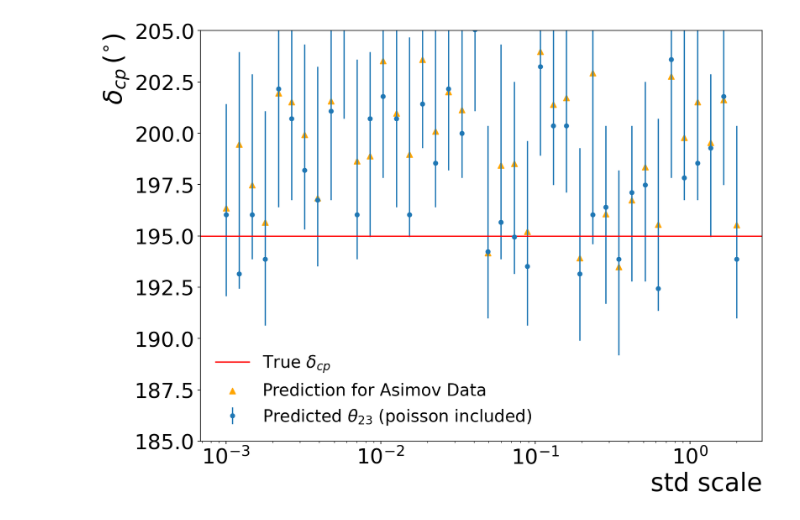
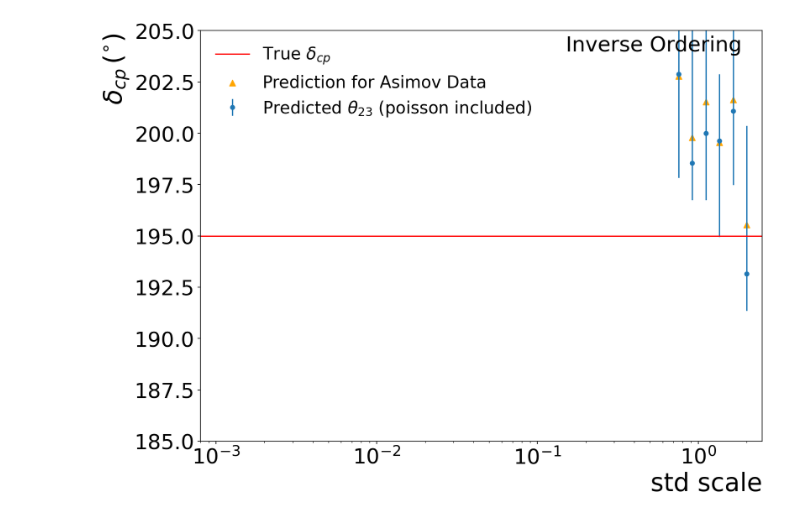
Before and after one commit to davidho27941/ML4NO, a Jupyter notebook: Regression_std_Study/contour_to_5GeV_different_model.ipynb, the cells around one changed output. Saved outputs shown, nothing was run; the diff lists cells and outputs as text; code cells hidden in the pictures.

Commit message:
update result: regenerate plots

```diff
--- a/Regression_std_Study/contour_to_5GeV_different_model.ipynb
+++ b/Regression_std_Study/contour_to_5GeV_different_model.ipynb
@@ -78,7 +78,7 @@ experiment = "dune"
 
 model_theta23 = { }
 model_delta = { }
-scale_range = range(0, 40, 1)
+scale_range = range(0, 40, 1)[34:]
 
 for i in scale_range:
     model_theta23.update({"std_scale_"+str(i): 0})
@@ -116,13 +116,13 @@ for i, (std_scale, nth_scale) in enumerate(zip(model_delta, scale_range)):
         logging.info("Please Check Input Files!!!")
         raise ValueError("Please Check Input Files!!!")
 
-if model_theta23["std_scale_0"] != 0 and model_delta["std_scale_0"] != 0:
-    logging.info("\n")
-    model_theta23["std_scale_0"].summary()
-    logging.info("\n")
-    model_delta["std_scale_0"].summary()
-else:
-    pass
+# if model_theta23["std_scale_0"] != 0 and model_delta["std_scale_0"] != 0:
+#     logging.info("\n")
+#     model_theta23["std_scale_0"].summary()
+#     logging.info("\n")
+#     model_delta["std_scale_0"].summary()
+# else:
+#     pass
 
 logging.info("\n")
 logging.info("All Models are loaded!")
@@ -180,6 +165,6 @@ Wall time: 4.4 ms
 # %%
 %%time
-N = 500000#0
+N = 100000#0
 
 
 IO_or_NO = 0 # 0 for IO and 1 for NO
@@ -191,7 +176,7 @@ if IO_or_NO == 0:
 
     data_asimov = data_IO_mid.reshape(1,data_IO_mid.shape[0])
     data_poisson = random.poisson(data_IO_mid, size = (N, len(data_IO_mid)))
-
+    ordering = "Inverse Ordering"
 
 else:
     logging.info("NO")
@@ -199,6 +184,7 @@ else:
 
     data_asimov = data_NO_mid.reshape(1,data_NO_mid.shape[0])
     data_poisson = random.poisson(data_NO_mid, size = (N, len(data_NO_mid)))
+    ordering = "Normal Ordering"
 # %% [output]
 INFO:root:IO
 INFO:root:True point: theta_23 = 49.00 \delta_cp = 195.00
@@ -335,32 +326,39 @@ Wall time: 765 ms
 # %%
 %%time
 
 fig, ax = plt.subplots(1,1, figsize=(12,9))
 
 
 std_scale = np.logspace(-3, np.log10(2), 40)[scale_range]
 prediction_asimov = [delta_resolution[std_scale]["asimov"] for std_scale in delta_resolution]
 best_fit = [delta_resolution[std_scale]["best_fit"] for std_scale in delta_resolution]
 p_yerr = np.array([delta_resolution[std_scale]["p_yerr"] for std_scale in delta_resolution]) - np.array(best_fit)
 n_yerr = np.array(best_fit) - np.array([delta_resolution[std_scale]["n_yerr"] for std_scale in delta_resolution])
 uncertainty = [n_yerr, p_yerr]
 
 plt.scatter(std_scale, prediction_asimov, color='orange', marker = "^", s=50, label="Prediction for Asimov Data")
 plt.errorbar(std_scale, best_fit, yerr=uncertainty, fmt='o',ms=5, label="Predicted $\\theta_{23}$ (poisson included)")
-plt.axhline(y=195.00 , color='r', linestyle='-', label="True $\delta_{cp}$")
+plt.axhline(y=test_data['delta'][IO_or_NO] , color='r', linestyle='-', label="True $\delta_{cp}$")
 
+if IO_or_NO == 0:
+    plt.text(x=0.15,y=204, s="Inverse Ordering", fontsize=25 )
+    plt.ylim((185, 205))
+elif IO_or_NO == 1:
+    plt.text(x=0.15,y=296, s="Normal Ordering", fontsize=25 )
+    plt.ylim((200, 300))
 
 ax.tick_params(axis='x', labelsize=25)
 ax.tick_params(axis='y', labelsize=25)
+plt.xlim((0.0008, 2.5))
 plt.xscale("log")
-plt.ylim((185, 205))
 plt.xlabel("std scale", fontsize=30,horizontalalignment='right',x=1)
 plt.ylabel("$\delta_{cp}\,(^{\circ})$ ", fontsize=30, horizontalalignment='right',y=1)
 
 plt.legend(loc="best",ncol=1,fontsize=20, edgecolor = "w",fancybox=False, framealpha=0)
 
 
 
+
 plt.show()
 # %% [output]
-[figure, old version]
+[figure, new version]
```
Also changed, not shown: parts of 14 cells of this notebook.
